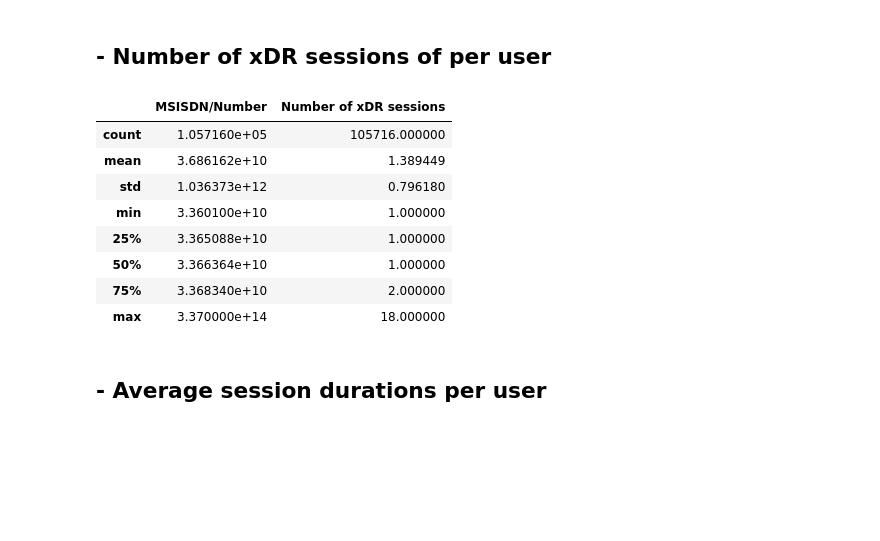
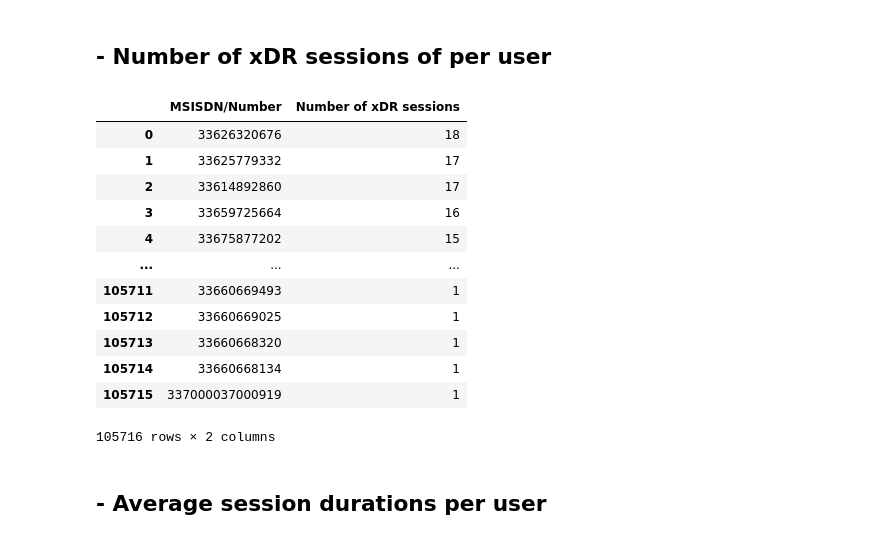
Before and after one commit to gezish/TellCo-UserDataAnalytics, a Jupyter notebook: notebooks/user_overview_analysis.ipynb, the cells around one changed output. Saved outputs shown, nothing was run; the diff lists cells and outputs as text; code cells hidden in the pictures; blank space fills up the shorter version.

```diff
--- a/notebooks/user_overview_analysis.ipynb
+++ b/notebooks/user_overview_analysis.ipynb
@@ -481,18 +481,22 @@ Name: Handset Type, dtype: int64
 # %%
 sessions_per_user = find_agg(clean_data, 'MSISDN/Number', 'count', 'Bearer Id', False)
 sessions_per_user.rename(
         columns={'Bearer Id': 'Number of xDR sessions'}, inplace=True)
-sessions_per_user.describe()
+sessions_per_user
 # %% [output]
 |  | MSISDN/Number | Number of xDR sessions |
-| count | 1.057160e+05 | 105716.000000 |
-| mean | 3.686162e+10 | 1.389449 |
-| std | 1.036373e+12 | 0.796180 |
-| min | 3.360100e+10 | 1.000000 |
-| 25% | 3.365088e+10 | 1.000000 |
-| 50% | 3.366364e+10 | 1.000000 |
-| 75% | 3.368340e+10 | 2.000000 |
-| max | 3.370000e+14 | 18.000000 |
+| 0 | 33626320676 | 18 |
+| 1 | 33625779332 | 17 |
+| 2 | 33614892860 | 17 |
+| 3 | 33659725664 | 16 |
+| 4 | 33675877202 | 15 |
+| ... | ... | ... |
+| 105711 | 33660669493 | 1 |
+| 105712 | 33660669025 | 1 |
+| 105713 | 33660668320 | 1 |
+| 105714 | 33660668134 | 1 |
+| 105715 | 337000037000919 | 1 |
+105716 rows × 2 columns
 # %% [markdown]
 ## - Average session durations per user
 # %%
```
